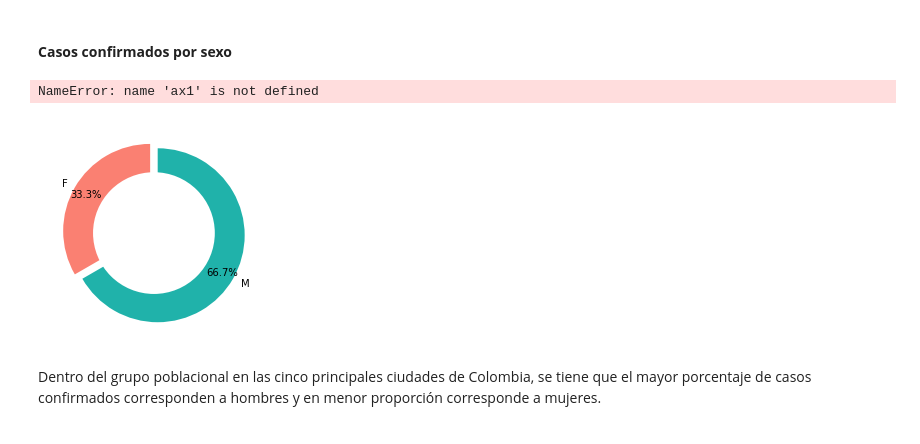
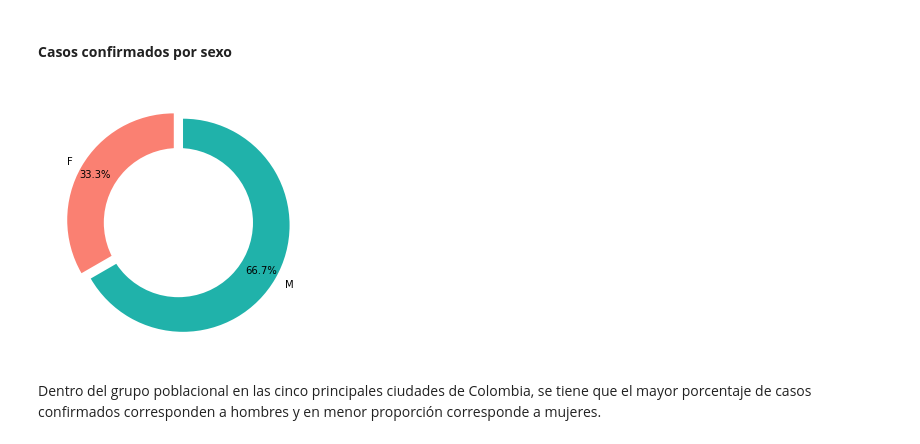
Before and after one commit to AP-2020-1S/covid-19-predictiva, a Jupyter notebook: Datalab/Exploratorio.ipynb, the cells around one changed output. Cells and saved outputs as stored; diff of their text form; code cells hidden in the pictures.

```diff
--- a/Datalab/Exploratorio.ipynb
+++ b/Datalab/Exploratorio.ipynb
@@ -239,18 +239,16 @@ data_sex_conf = pd.DataFrame(data_sex_conf)
 # %%
 import matplotlib.pyplot as plt
 labels = ['F', 'M']
 sizes = [15, 30]
 colors = ['salmon','lightseagreen']
 explode = (0.05,0.05)
 plt.pie(sizes, colors = colors, labels=labels, autopct='%1.1f%%', startangle=90, pctdistance=0.85, explode = explode)
 centre_circle = plt.Circle((0,0),0.70,fc='white')
 fig = plt.gcf()
 fig.gca().add_artist(centre_circle)
-ax1.axis('equal')
 plt.tight_layout()
 plt.show()
 # %% [output]
-NameError: name 'ax1' is not defined
-[figure, old version]
+[figure, new version]
 # %% [markdown]
 Dentro del grupo poblacional en las cinco principales ciudades de Colombia, se tiene que el mayor porcentaje de casos confirmados corresponden a hombres y en menor proporción corresponde a mujeres.
```
Also changed, not shown: 1 other file.
